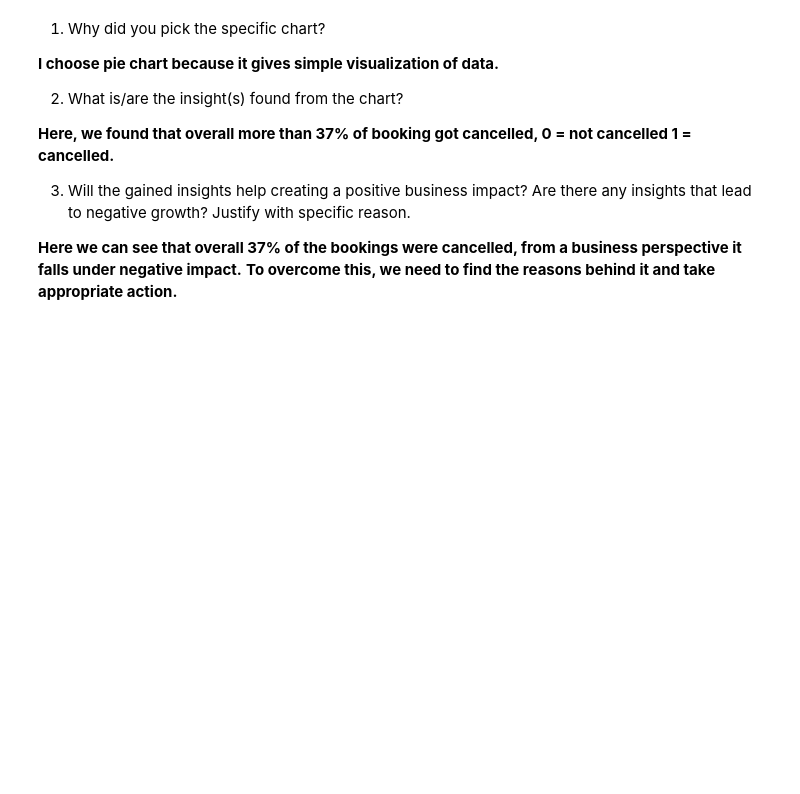
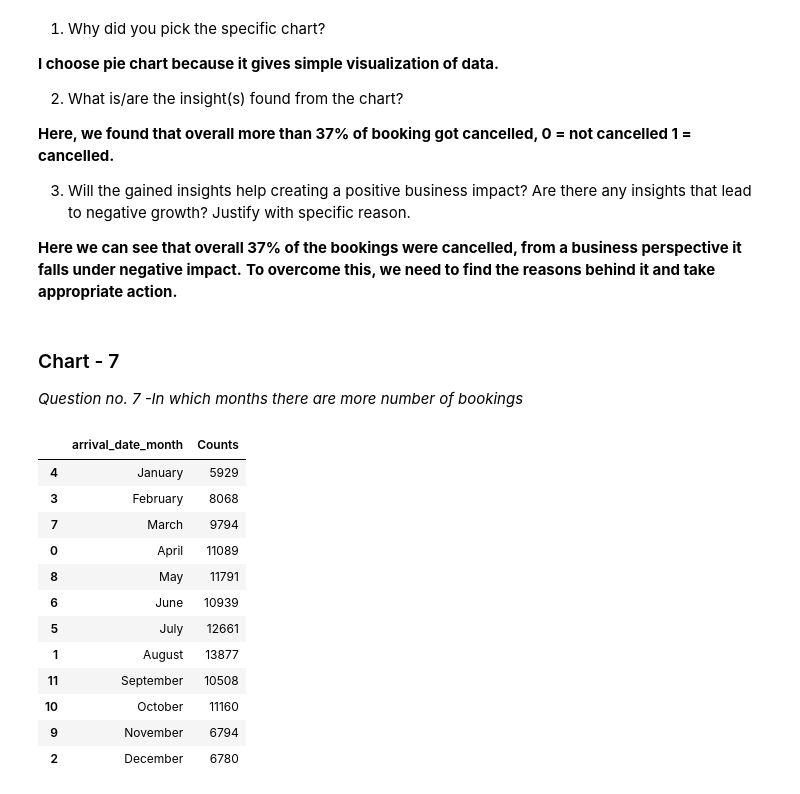
Before and after one commit to vaishnaviPatil1111/Python, a Jupyter notebook: EDA_Hotel_Booking_Project.ipynb, the cells around one changed output. Cells and saved outputs as stored; diff of their text form; code cells hidden in the pictures; blank space fills up the shorter version.

```diff
--- a/EDA_Hotel_Booking_Project.ipynb
+++ b/EDA_Hotel_Booking_Project.ipynb
@@ -604,3 +604,32 @@ Are there any insights that lead to negative growth? Justify with specific reaso
 
 **Here we can see that overall 37% of the bookings were cancelled, from a business perspective it falls under negative impact.**
 **To overcome this, we need to find the reasons behind it and take appropriate action.**
+# %% [markdown]
+### Chart - 7
+*Question no. 7 -In which months there are more number of bookings*
+# %%
+# Chart - 7 visualization code
+# groupby arrival_date_month and taking the hotel count
+bookings_by_months_df=df1.groupby(['arrival_date_month'])['hotel'].count().reset_index().rename(columns={'hotel':"Counts"})
+# Create list of months in order
+months = ['January', 'February', 'March', 'April', 'May', 'June', 'July', 'August', 'September', 'October', 'November', 'December']
+# creating df which will map the order of above months list without changing its values.
+bookings_by_months_df['arrival_date_month']=pd.Categorical(bookings_by_months_df['arrival_date_month'],categories=months,ordered=True)
+# sorting by arrival_date_month
+bookings_by_months_df=bookings_by_months_df.sort_values('arrival_date_month')
+
+bookings_by_months_df
+# %% [output]
+|  | arrival_date_month | Counts |
+| 4 | January | 5929 |
+| 3 | February | 8068 |
+| 7 | March | 9794 |
+| 0 | April | 11089 |
+| 8 | May | 11791 |
+| 6 | June | 10939 |
+| 5 | July | 12661 |
+| 1 | August | 13877 |
+| 11 | September | 10508 |
+| 10 | October | 11160 |
+| 9 | November | 6794 |
+| 2 | December | 6780 |
```
Also changed, not shown: parts of 7 cells of this notebook.
